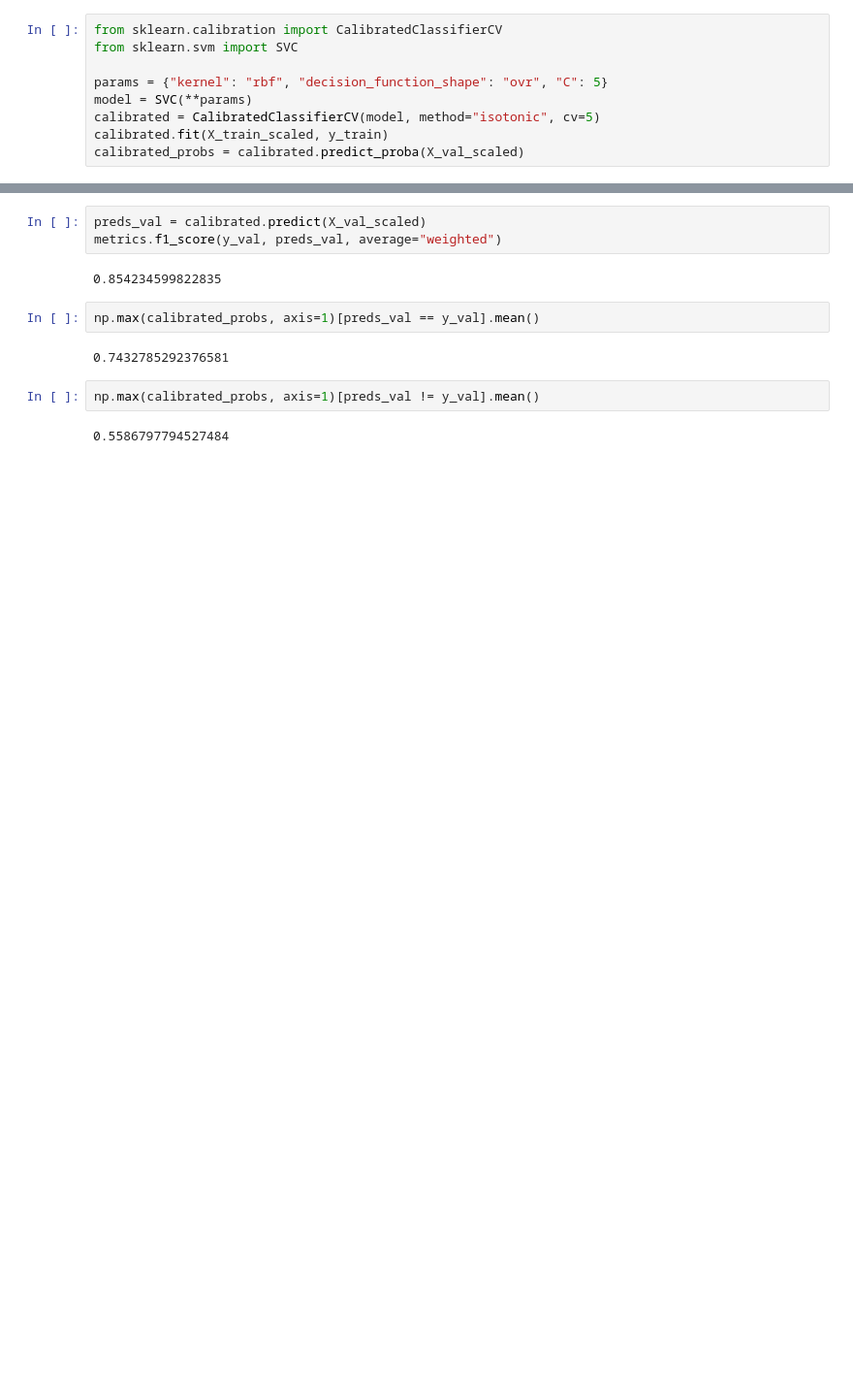
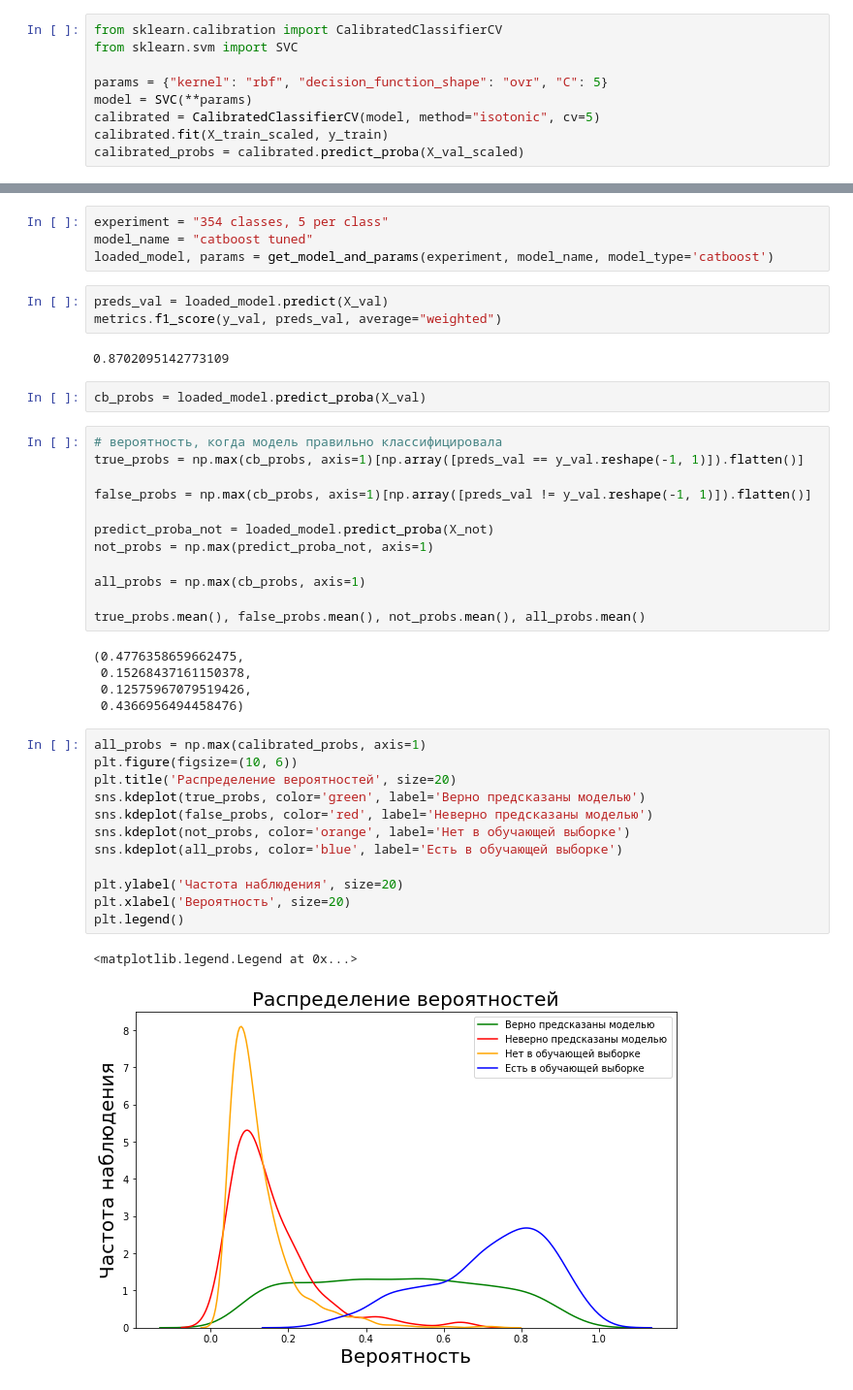
Before and after one commit to qdzzzxc/voice_classification_dusha, a Jupyter notebook: find_threshold.ipynb, the cells around one changed output, grey strips where cells are left out. Shown at 97% size. Drawn from its saved outputs; the diff is of its cells as text; blank space fills up the shorter version.

```diff
--- a/find_threshold.ipynb
+++ b/find_threshold.ipynb
@@ -132,13 +292,43 @@ calibrated_probs = calibrated.predict_proba(X_val_scaled)
+# %%
+experiment = "354 classes, 5 per class"
+model_name = "catboost tuned"
+loaded_model, params = get_model_and_params(experiment, model_name, model_type='catboost')
 # %%
-preds_val = calibrated.predict(X_val_scaled)
+preds_val = loaded_model.predict(X_val)
 metrics.f1_score(y_val, preds_val, average="weighted")
 # %% [output]
-0.854234599822835
+0.8702095142773109
-# %%
-np.max(calibrated_probs, axis=1)[preds_val == y_val].mean()
-# %% [output]
-0.7432785292376581
-# %%
-np.max(calibrated_probs, axis=1)[preds_val != y_val].mean()
-# %% [output]
-0.5586797794527484
+# %%
+cb_probs = loaded_model.predict_proba(X_val)
+# %%
+# вероятность, когда модель правильно классифицировала
+true_probs = np.max(cb_probs, axis=1)[np.array([preds_val == y_val.reshape(-1, 1)]).flatten()]
+
+false_probs = np.max(cb_probs, axis=1)[np.array([preds_val != y_val.reshape(-1, 1)]).flatten()]
+
+predict_proba_not = loaded_model.predict_proba(X_not)
+not_probs = np.max(predict_proba_not, axis=1)
+
+all_probs = np.max(cb_probs, axis=1)
+
+true_probs.mean(), false_probs.mean(), not_probs.mean(), all_probs.mean()
+# %% [output]
+(0.4776358659662475,
+ 0.15268437161150378,
+ 0.12575967079519426,
+ 0.4366956494458476)
+# %%
+all_probs = np.max(calibrated_probs, axis=1)
+plt.figure(figsize=(10, 6))
+plt.title('Распределение вероятностей', size=20)
+sns.kdeplot(true_probs, color='green', label='Верно предсказаны моделью')
+sns.kdeplot(false_probs, color='red', label='Неверно предсказаны моделью')
+sns.kdeplot(not_probs, color='orange', label='Нет в обучающей выборке')
+sns.kdeplot(all_probs, color='blue', label='Есть в обучающей выборке')
+
+plt.ylabel('Частота наблюдения', size=20)
+plt.xlabel('Вероятность', size=20)
+plt.legend()
+# %% [output]
+<matplotlib.legend.Legend at 0x...>
+[figure, added]
```
Also changed, not shown: parts of 33 cells of this notebook, 9 other files.
